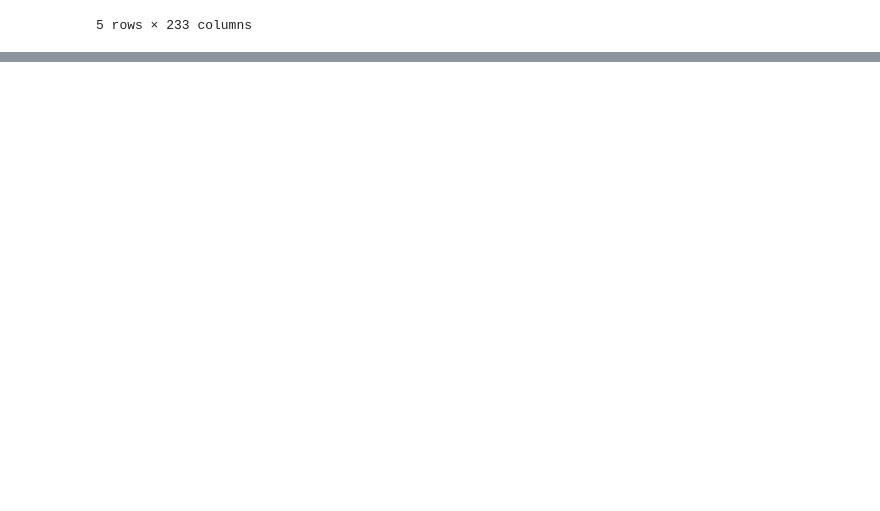
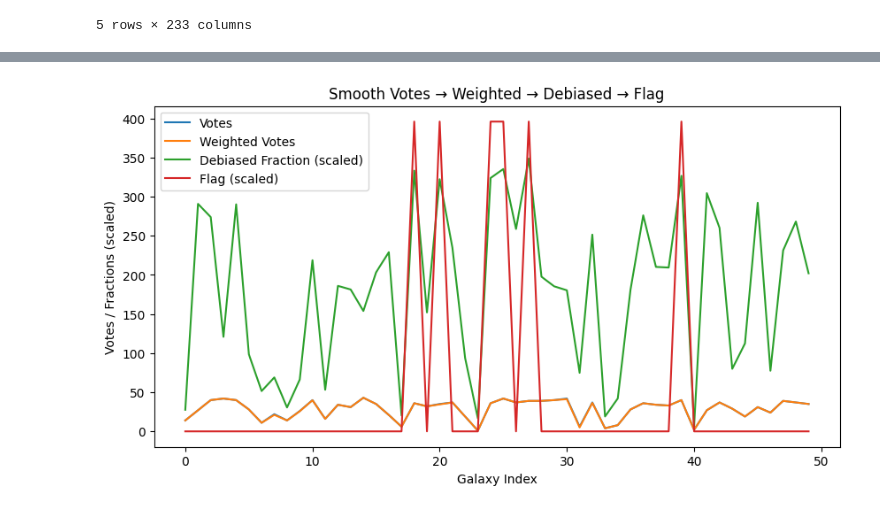
Before and after one commit to la2015-hw/Group_10, a Jupyter notebook: test.ipynb, the cells around one changed output, grey strips where cells are left out. Saved outputs shown, nothing was run; the diff lists cells and outputs as text; code cells hidden in the pictures; blank space fills up the shorter version.

```diff
--- a/test.ipynb
+++ b/test.ipynb
@@ -123,0 +89,14 @@ plt.show()
+# %%
+df_selected = df[[
+    "specobjid",
+    "sample",
+    "gz2class",
+    "total_classifications",
+    "total_votes",
+    "t01_smooth_or_features_a01_smooth_count",
+    "t01_smooth_or_features_a01_smooth_weight",
+    "t01_smooth_or_features_a01_smooth_fraction",
+    "t01_smooth_or_features_a01_smooth_weighted_fraction",
+    "t01_smooth_or_features_a01_smooth_debiased",
+    "t01_smooth_or_features_a01_smooth_flag"
+]]
@@ -123,0 +175,23 @@ plt.show()
+# %%
+
+df_sample = df_selected.sample(50, random_state=1)
+
+plt.figure(figsize=(10,5))
+
+plt.plot(df_sample['t01_smooth_or_features_a01_smooth_count'].values, label='Votes')
+
+plt.plot(df_sample['t01_smooth_or_features_a01_smooth_weight'].values, label='Weighted Votes')
+
+plt.plot(df_sample['t01_smooth_or_features_a01_smooth_debiased'].values * df_sample['total_votes'].max(),
+         label='Debiased Fraction (scaled)')
+
+plt.plot(df_sample['t01_smooth_or_features_a01_smooth_flag'].values * df_sample['total_votes'].max(),
+         label='Flag (scaled)')
+
+plt.xlabel('Galaxy Index')
+plt.ylabel('Votes / Fractions (scaled)')
+plt.title('Smooth Votes → Weighted → Debiased → Flag')
+plt.legend()
+plt.show()
+# %% [output]
+[figure, added]
```
Also changed, not shown: parts of 25 cells of this notebook.
